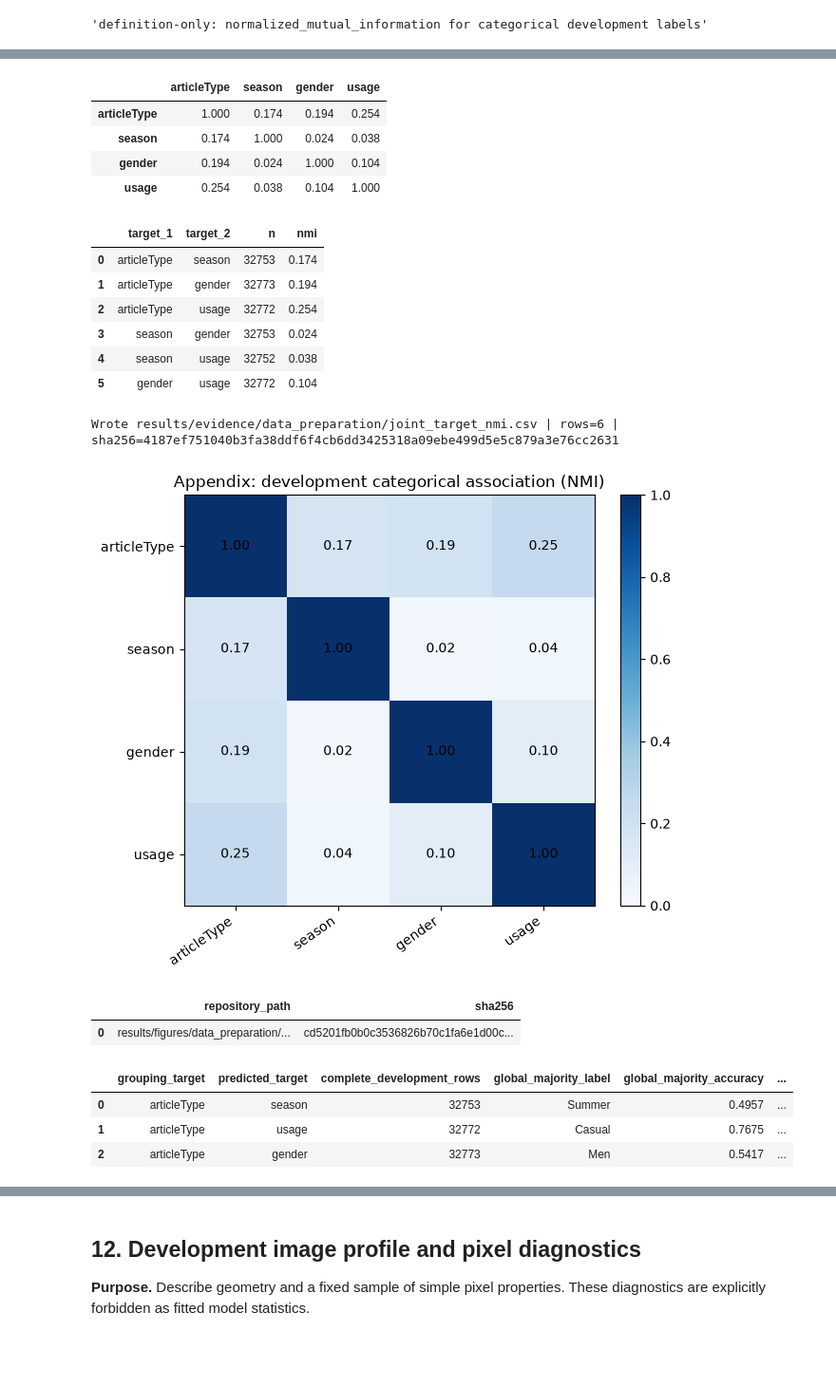
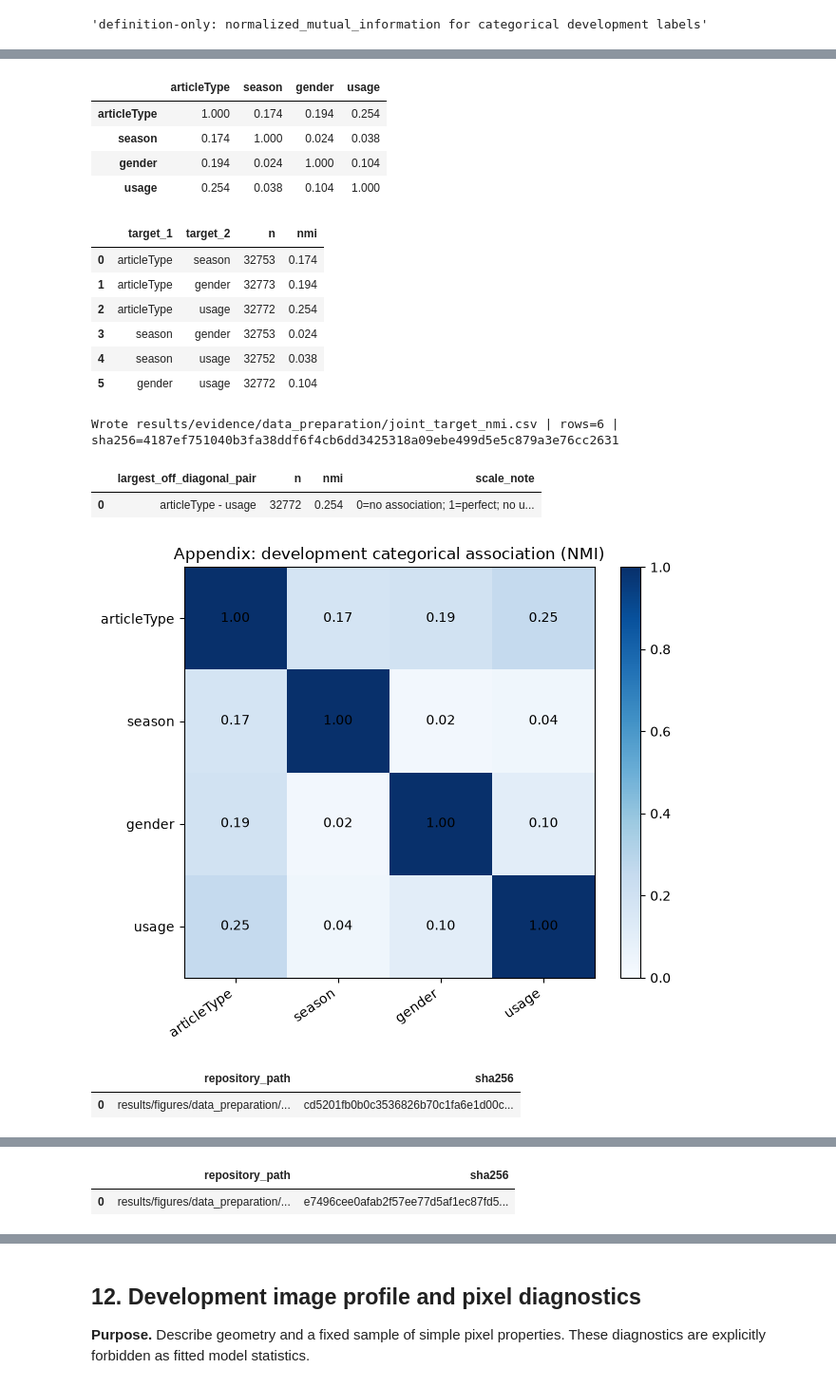
Before and after one commit to TrnLin/MLA2, a Jupyter notebook: notebooks/01_data_preparation.ipynb, the cells around one changed output, grey strips where cells are left out. Shown at 95% size. Drawn from its saved outputs; the diff is of its cells as text; code cells hidden in the pictures; blank space fills up the shorter version.

```diff
--- a/notebooks/01_data_preparation.ipynb
+++ b/notebooks/01_data_preparation.ipynb
@@ -1291,6 +1441,21 @@ nmi_long = pd.DataFrame(nmi_sample_sizes)
 display(nmi.round(3))
 display(nmi_long.round(3))
 write_table(nmi_long, "joint_target_nmi.csv")
+largest_nmi = nmi_long.loc[nmi_long["nmi"].idxmax()]
+display(
+    pd.DataFrame(
+        [
+            {
+                "largest_off_diagonal_pair": (
+                    f"{largest_nmi['target_1']} - {largest_nmi['target_2']}"
+                ),
+                "n": int(largest_nmi["n"]),
+                "nmi": float(largest_nmi["nmi"]),
+                "scale_note": "0=no association; 1=perfect; no universal cutoff",
+            }
+        ]
+    ).round(3)
+)
 
 figure, axis = plt.subplots(figsize=(6.5, 5.5))
 image = axis.imshow(nmi.to_numpy(), vmin=0, vmax=1, cmap="Blues")
@@ -1336,37 +1501,35 @@ group_values = shortcut_summary["group_majority_accuracy"].to_numpy() * 100
 bar_axis.bar(positions - width / 2, global_values, width, label="global majority")
 bar_axis.bar(positions + width / 2, group_values, width, label="articleType majority")
 bar_axis.set_xticks(positions, shortcut_summary["predicted_target"])
 bar_axis.set_ylabel("descriptive agreement (%)")
 bar_axis.set_ylim(0, 100)
 bar_axis.set_title("Association benchmark (not model accuracy)")
 bar_axis.legend()
 for index, value in enumerate(global_values):
     bar_axis.text(index - width / 2, value + 1, f"{value:.1f}", ha="center")
 for index, value in enumerate(group_values):
     bar_axis.text(index + width / 2, value + 1, f"{value:.1f}", ha="center")
 figure.suptitle("Development articleType shortcut risk", fontsize=16)
 figure.tight_layout()
 figure_record = save_figure(figure, "shortcut_risk_heatmaps.png")
 plt.show()
 display(pd.DataFrame([figure_record]))
 # %% [output]
 |  | articleType | season | gender | usage |
 | articleType | 1.000 | 0.174 | 0.194 | 0.254 |
 | season | 0.174 | 1.000 | 0.024 | 0.038 |
 | gender | 0.194 | 0.024 | 1.000 | 0.104 |
 | usage | 0.254 | 0.038 | 0.104 | 1.000 |
 |  | target_1 | target_2 | n | nmi |
 | 0 | articleType | season | 32753 | 0.174 |
 | 1 | articleType | gender | 32773 | 0.194 |
 | 2 | articleType | usage | 32772 | 0.254 |
 | 3 | season | gender | 32753 | 0.024 |
 | 4 | season | usage | 32752 | 0.038 |
 | 5 | gender | usage | 32772 | 0.104 |
 Wrote results/evidence/data_preparation/joint_target_nmi.csv | rows=6 | sha256=4187ef751040b3fa38ddf6f4cb6dd3425318a09ebe499d5e5c879a3e76cc2631
+|  | largest_off_diagonal_pair | n | nmi | scale_note |
+| 0 | articleType - usage | 32772 | 0.254 | 0=no association; 1=perfect; no u... |
 [figure]
-|  | repository_path | sha256 |
-| 0 | results/figures/data_preparation/... | cd5201fb0b0c3536826b70c1fa6e1d00c... |
-|  | grouping_target | predicted_target | complete_development_rows | global_majority_label | global_majority_accuracy | ... |
-| 0 | articleType | season | 32753 | Summer | 0.4957 | ... |
-| 1 | articleType | usage | 32772 | Casual | 0.7675 | ... |
-| 2 | articleType | gender | 32773 | Men | 0.5417 | ... |
+|  | repository_path | sha256 |
+| 0 | results/figures/data_preparation/... | cd5201fb0b0c3536826b70c1fa6e1d00c... |
@@ -1376 +1541,3 @@ Wrote results/evidence/data_preparation/joint_target_nmi.csv | rows=6 | sha256=4
+|  | repository_path | sha256 |
+| 0 | results/figures/data_preparation/... | e7496cee0afab2f57ee77d5af1ec87fd5... |
 # %% [markdown]
```
Also changed, not shown: parts of 16 cells of this notebook, 20 other files.
